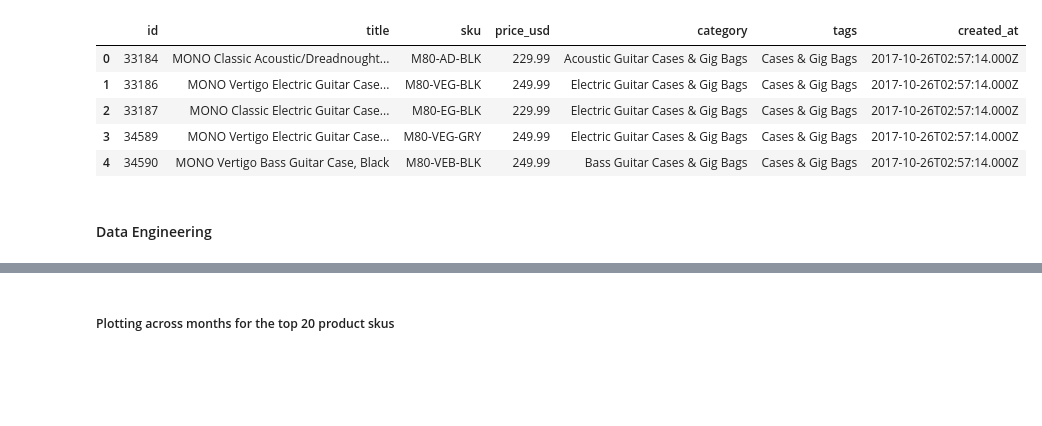
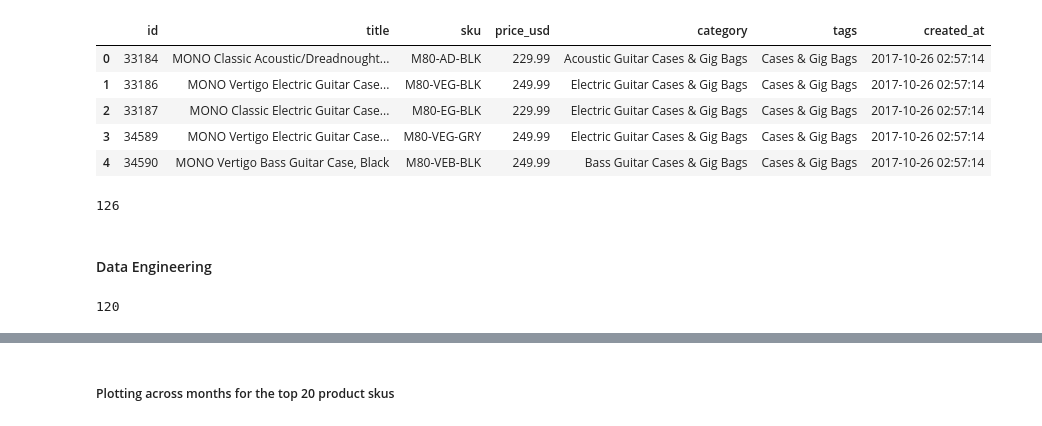
Before and after one commit to powlook/IRS-PM-2021-01-16-IS03PT-GRP-Telescope-OrderForecastingSystem, a Jupyter notebook: SystemFiles/notebooks/P_orderproducts_EDA.ipynb, the cells around one changed output, grey strips where cells are left out. Cells and saved outputs as stored; diff of their text form; code cells hidden in the pictures; blank space fills up the shorter version.

```diff
--- a/SystemFiles/notebooks/P_orderproducts_EDA.ipynb
+++ b/SystemFiles/notebooks/P_orderproducts_EDA.ipynb
@@ -16,0 +7,4 @@ orderproducts.head()
+# %%
+from sqlalchemy import create_engine
+#engine = create_engine('mysql+pymysql://<user>:<password>@<host>:<port>/<default_db>...')
+engine = create_engine('mysql+pymysql://iss:6Jg3bwm56xtJ2mrfNQwvsaY$@idm5peipdsus5o.crcvo0yw3sz7.ap-southeast-1.rds.amazonaws.com:3306/iss_project')
@@ -17,13 +41,17 @@ orderproducts.head()
 # %%
-products = pd.read_csv('../data-raw/products.csv')
+products = pd.read_sql_table('products', engine)
 products.head()
 # %% [output]
 |  | id | title | sku | price_usd | category | tags | created_at |
-| 0 | 33184 | MONO Classic Acoustic/Dreadnought... | M80-AD-BLK | 229.99 | Acoustic Guitar Cases & Gig Bags | Cases & Gig Bags | 2017-10-26T02:57:14.000Z |
-| 1 | 33186 | MONO Vertigo Electric Guitar Case... | M80-VEG-BLK | 249.99 | Electric Guitar Cases & Gig Bags | Cases & Gig Bags | 2017-10-26T02:57:14.000Z |
-| 2 | 33187 | MONO Classic Electric Guitar Case... | M80-EG-BLK | 229.99 | Electric Guitar Cases & Gig Bags | Cases & Gig Bags | 2017-10-26T02:57:14.000Z |
-| 3 | 34589 | MONO Vertigo Electric Guitar Case... | M80-VEG-GRY | 249.99 | Electric Guitar Cases & Gig Bags | Cases & Gig Bags | 2017-10-26T02:57:14.000Z |
-| 4 | 34590 | MONO Vertigo Bass Guitar Case, Black | M80-VEB-BLK | 249.99 | Bass Guitar Cases & Gig Bags | Cases & Gig Bags | 2017-10-26T02:57:14.000Z |
+| 0 | 33184 | MONO Classic Acoustic/Dreadnought... | M80-AD-BLK | 229.99 | Acoustic Guitar Cases & Gig Bags | Cases & Gig Bags | 2017-10-26 02:57:14 |
+| 1 | 33186 | MONO Vertigo Electric Guitar Case... | M80-VEG-BLK | 249.99 | Electric Guitar Cases & Gig Bags | Cases & Gig Bags | 2017-10-26 02:57:14 |
+| 2 | 33187 | MONO Classic Electric Guitar Case... | M80-EG-BLK | 229.99 | Electric Guitar Cases & Gig Bags | Cases & Gig Bags | 2017-10-26 02:57:14 |
+| 3 | 34589 | MONO Vertigo Electric Guitar Case... | M80-VEG-GRY | 249.99 | Electric Guitar Cases & Gig Bags | Cases & Gig Bags | 2017-10-26 02:57:14 |
+| 4 | 34590 | MONO Vertigo Bass Guitar Case, Black | M80-VEB-BLK | 249.99 | Bass Guitar Cases & Gig Bags | Cases & Gig Bags | 2017-10-26 02:57:14 |
+# %%
+len(products)
+# %% [output]
+126
 # %% [markdown]
 #### Data Engineering
 # %%
@@ -33,6 +62,10 @@ orderproducts['order_date'] = pd.to_datetime(orderproducts['order_date'])
 # %%
 # remove duplicated sku names
 products = products.drop_duplicates(subset = ['sku'], keep='first')
+# %%
+len(products)
+# %% [output]
+120
 # %%
 # Extract the product price for individual item in the list
 arr, emp = [], []
```
Also changed, not shown: parts of 11 cells of this notebook, 5 other files.
